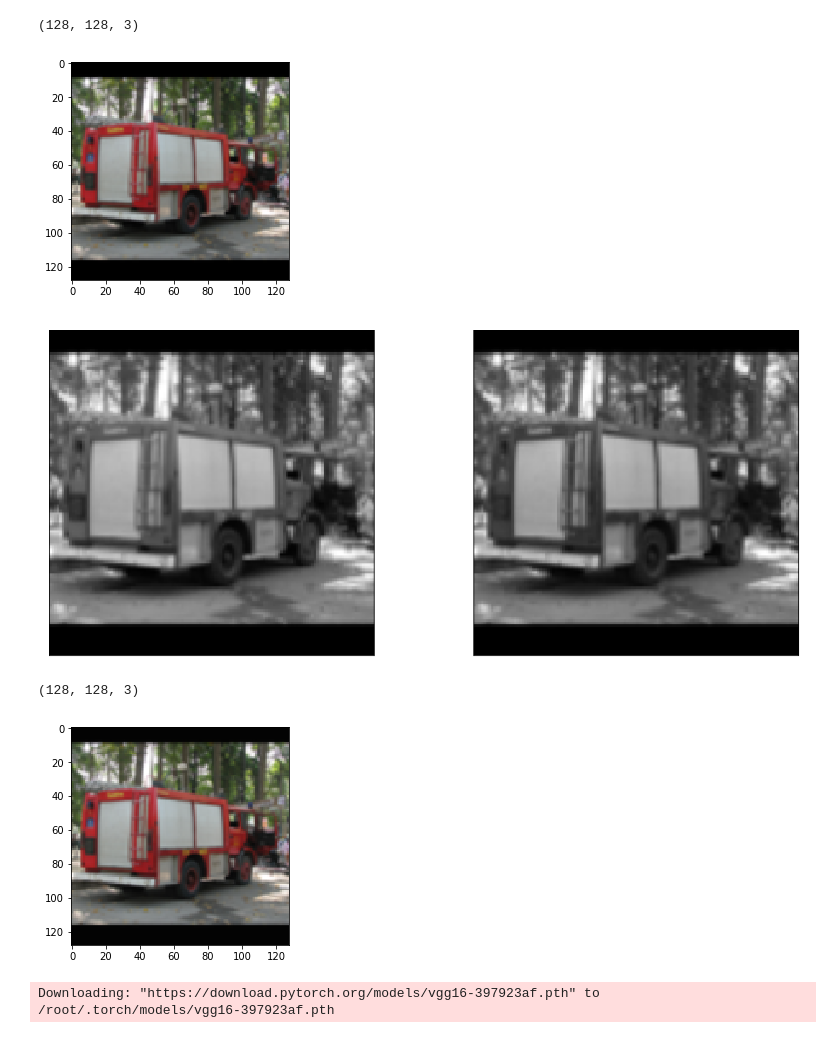
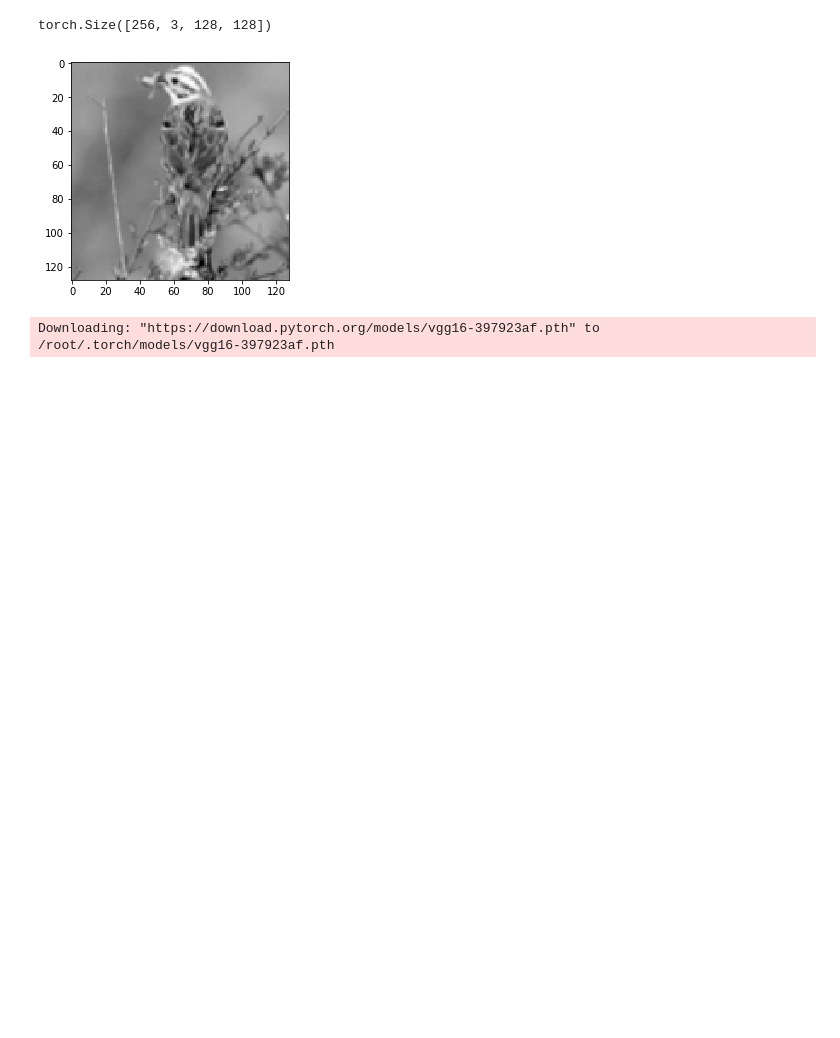
Before and after one commit to CheshireCat12/Deep_learning_challenges, a Jupyter notebook: color.ipynb, the cells around one changed output. Cells and saved outputs as stored; diff of their text form; code cells hidden in the pictures; blank space fills up the shorter version.

```diff
--- a/color.ipynb
+++ b/color.ipynb
@@ -16,6 +60,11 @@ from skimage import io, color
 # %%
 # Image preprocessing
-transform = transforms.Compose([transforms.Resize(128),
-                                transforms.ToTensor()])
+transform = transforms.Compose([transforms.Resize(128)])
+
+transform2 = transforms.Compose([transforms.Resize(128),
+                                 transforms.ToTensor()])
+
+
+# transforms.ToTensor()
 # %%
 # Load STL10 dataset
@@ -49,43 +106,47 @@ def plot_img(images):
 
     plt.show()
 # %%
-for image, _ in train_loader:
-    img = image[0].permute(1, 2, 0).numpy()
+for gray_img, original_img in train_loader:
+    # img = image[0].permute(1, 2, 0).numpy()
     # plot_img(image[:5])
     # print(img.shape)
     # print(img)
-    plt.imshow(img)
+    # plt.imshow(img)
+    #
+    # lab_img = color.rgb2lab(img)
+    # print(lab_img.shape)
+    # new_img = np.transpose(lab_img, (2, 0, 1))
+    #
+    # L, a, b = new_img
+    #
+    # other_gray = color.rgb2grey(img)
+    #
+    # gray = (L+128)/255
+    #
+    # plot_img([gray, other_gray])
+    #
+    #
+    # reconstructed = np.array([gray*255-127, a, b])
+    # trans_rec = np.transpose(reconstructed, (1, 2, 0))
+    # print(trans_rec.shape)
+    #
+    # plt.imshow(color.lab2rgb(trans_rec))
+    # print(image.shape)
 
-    lab_img = color.rgb2lab(img)
-    print(lab_img.shape)
-    new_img = np.transpose(lab_img, (2, 0, 1))
+    plt.imshow(gray_img[0], cmap=plt.cm.gray)
 
-    L, a, b = new_img
+    vutils.save_image(original_img,
+                      './original_sample.png')
+    break
 
-    other_gray = color.rgb2grey(img)
-
-    gray = (L+128)/255
-
-
-    plot_img([gray, other_gray])
-
-
-    reconstructed = np.array([gray*255-127, a, b])
-    trans_rec = np.transpose(reconstructed, (1, 2, 0))
-    print(trans_rec.shape)
-
-    plt.imshow(color.lab2rgb(trans_rec))
-    # print(image.shape)
-    # vutils.save_image(image,
-    #                   './real_samples.png',
-    #                   normalize=True)
+for img, _ in new_loader:
+    print(img.shape)
+    vutils.save_image(img,
+                     './test.png')
     break
 # %% [output]
-(128, 128, 3)
+torch.Size([256, 3, 128, 128])
-[figure, old version]
+[figure, new version]
-[figure, removed]
-(128, 128, 3)
-[figure, removed]
 # %%
 from torchvision import models
 vgg = models.vgg16(pretrained=True)
```
Also changed, not shown: parts of 3 cells of this notebook.
